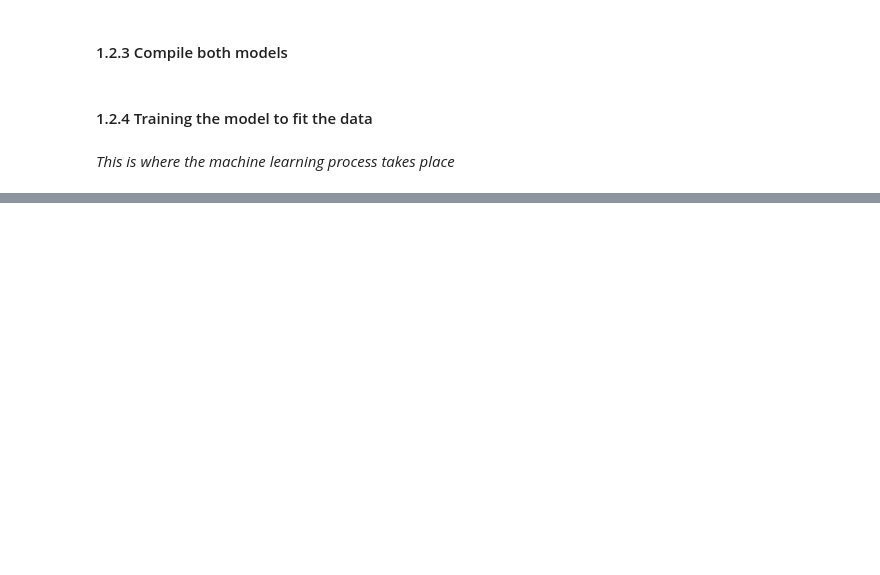
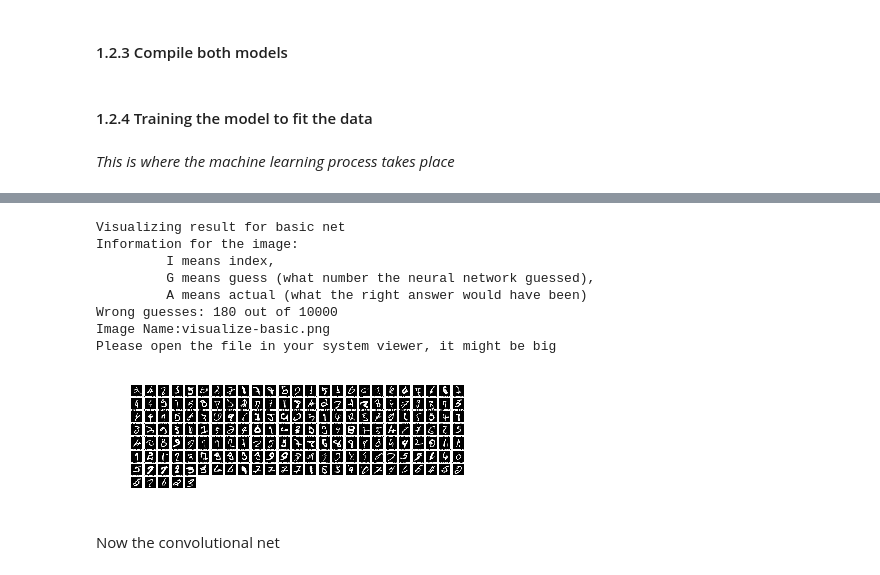
Before and after one commit to yoshc/nn-basic-conv-compare, a Jupyter notebook: nn-basic-conv-compare.ipynb, the cells around one changed output, grey strips where cells are left out. Cells and saved outputs as stored; diff of their text form; code cells hidden in the pictures; blank space fills up the shorter version.

```diff
--- a/nn-basic-conv-compare.ipynb
+++ b/nn-basic-conv-compare.ipynb
@@ -205 +280,6 @@ Epoch 10/10
 <keras.callbacks.History at 0x...>
+# %%
+# Training the convolutional neural network model
+model_conv.fit(X_train_rgb, y_train,
+          batch_size=NN_CONV_BATCH_SIZE, epochs=NN_CONV_EPOCHS,
+          verbose=1)
@@ -217,4 +314,4 @@ Accuracy of the basic neural network: 94.35161199111434 %
 # %%
 pred_basic = model_basic.predict(X_test_2dim)
-# TODO conv
+pred_conv = model_conv.predict(X_test_rgb)
 # %% [markdown]
@@ -222,8 +319,10 @@ We need a function to convert the prediction from a array of propabilities to an
 # %%
 def pred_to_int(pred_result):
+    print(type(pred_result))
     curr_max = 0.0
     max_index = -1
-    for i, x in enumerate(pred_result):
+    for i in range(0, len(pred_result)):
+        x = pred_result[i]
         if(x > curr_max):
             max_index = i
             curr_max = x
@@ -259,0 +373,22 @@ Wrong guesses: 165 out of 10000
+# %%
+%%capture capt
+out = visualize("basic")
+# %%
+import matplotlib.image
+print(out)
+img = matplotlib.image.imread('visualize-basic.png')
+imgplot = plt.imshow(img)
+plt.axis("off")
+plt.show()
+# %% [output]
+Visualizing result for basic net
+Information for the image:
+         I means index,
+         G means guess (what number the neural network guessed),
+         A means actual (what the right answer would have been)
+Wrong guesses: 180 out of 10000
+Image Name:visualize-basic.png
+Please open the file in your system viewer, it might be big
+[figure, added]
+# %% [markdown]
+Now the convolutional net
```
Also changed, not shown: parts of 22 cells of this notebook.
